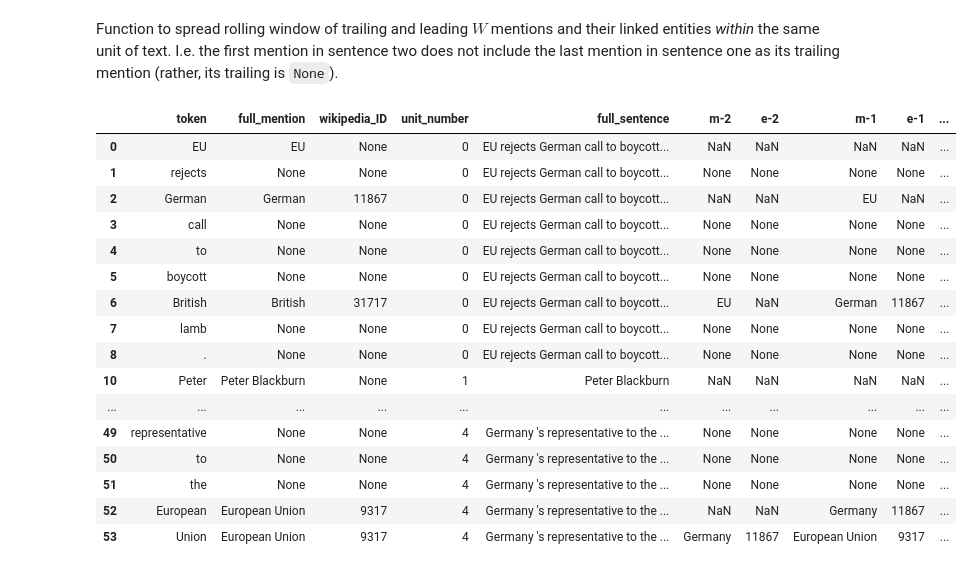
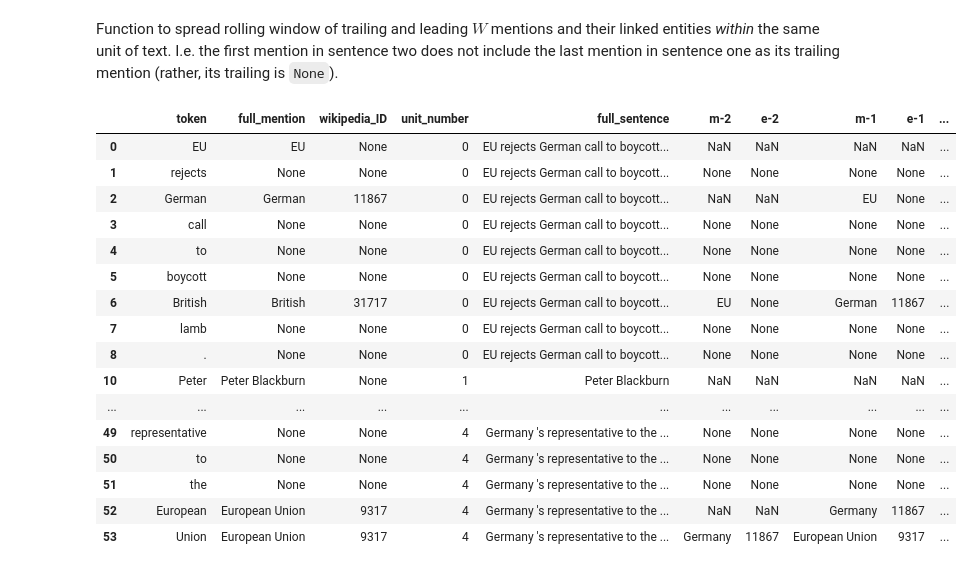
Before and after one commit to TheDigitalFrontier/entity-disambiguation, a Jupyter notebook: notebooks/dev/ingest_congruence.ipynb, the cells around one changed output. Saved outputs shown, nothing was run; the diff lists cells and outputs as text; code cells hidden in the pictures.

```diff
--- a/notebooks/dev/ingest_congruence.ipynb
+++ b/notebooks/dev/ingest_congruence.ipynb
@@ -83,37 +83,43 @@ acy_df.head(3)
 # %% [markdown]
 Function to spread rolling window of trailing and leading $W$ mentions and their linked entities *within* the same unit of text. I.e. the first mention in sentence two does not include the last mention in sentence one as its trailing mention (rather, its trailing is `None`).
 # %%
-def spread_unit_neighbours(df, window_size = 1):
+def spread_unit_neighbours(raw_df, window_size=1):
+
+    df = raw_df.copy()
+
     for w in range(window_size, 0, -1):
         df['m-'+str(w)] = None
-        df.loc[df.full_mention.notnull(), 'm-'+str(w)] = df['full_mention'].dropna().groupby(df['unit_number']).shift(+w)
+        df.loc[df.full_mention.notnull(), 'm-'+str(w)] = df.loc[df.full_mention.notnull(), 'full_mention'].groupby(df['unit_number']).shift(+w)
         df['e-'+str(w)] = None
-        df.loc[df.full_mention.notnull(), 'e-'+str(w)] = df['wikipedia_ID'].dropna().groupby(df['unit_number']).shift(+w)
+        df.loc[df.full_mention.notnull(), 'e-'+str(w)] = df.loc[df.full_mention.notnull(), 'wikipedia_ID'].groupby(df['unit_number']).shift(+w)
     for w in range(1, window_size+1):
         df['m+'+str(w)] = None
-        df.loc[df.full_mention.notnull(), 'm+'+str(w)] = df['full_mention'].dropna().groupby(df['unit_number']).shift(-w)
+        df.loc[df.full_mention.notnull(), 'm+'+str(w)] = df.loc[df.full_mention.notnull(), 'full_mention'].groupby(df['unit_number']).shift(-w)
         df['e+'+str(w)] = None
-        df.loc[df.full_mention.notnull(), 'e+'+str(w)] = df['wikipedia_ID'].dropna().groupby(df['unit_number']).shift(-w)
+        df.loc[df.full_mention.notnull(), 'e+'+str(w)] = df.loc[df.full_mention.notnull(), 'wikipedia_ID'].groupby(df['unit_number']).shift(-w)
+
+    drop_columns = ['mention', 'YAGO2', 'wikipedia_URL', 'freebase']
+    df.drop(drop_columns, axis=1, inplace=True)
+
     return df
 # %%
-acy_df = spread_unit_neighbours(acy_df, 2)
+acy_df_neighbours = spread_unit_neighbours(acy_df, 2)
+acy_df_neighbours.head(50)
+# %% [output]
+|  | token | full_mention | wikipedia_ID | unit_number | full_sentence | m-2 | e-2 | m-1 | e-1 | ... |
+| 0 | EU | EU | None | 0 | EU rejects German call to boycott... | NaN | NaN | NaN | NaN | ... |
+| 1 | rejects | None | None | 0 | EU rejects German call to boycott... | None | None | None | None | ... |
+| 2 | German | German | 11867 | 0 | EU rejects German call to boycott... | NaN | NaN | EU | None | ... |
+| 3 | call | None | None | 0 | EU rejects German call to boycott... | None | None | None | None | ... |
+| 4 | to | None | None | 0 | EU rejects German call to boycott... | None | None | None | None | ... |
+| 5 | boycott | None | None | 0 | EU rejects German call to boycott... | None | None | None | None | ... |
+| 6 | British | British | 31717 | 0 | EU rejects German call to boycott... | EU | None | German | 11867 | ... |
+| 7 | lamb | None | None | 0 | EU rejects German call to boycott... | None | None | None | None | ... |
+| 8 | . | None | None | 0 | EU rejects German call to boycott... | None | None | None | None | ... |
+| 10 | Peter | Peter Blackburn | None | 1 | Peter Blackburn | NaN | NaN | NaN | NaN | ... |
+| ... | ... | ... | ... | ... | ... | ... | ... | ... | ... | ... |
+| 49 | representative | None | None | 4 | Germany 's representative to the ... | None | None | None | None | ... |
+| 50 | to | None | None | 4 | Germany 's representative to the ... | None | None | None | None | ... |
+| 51 | the | None | None | 4 | Germany 's representative to the ... | None | None | None | None | ... |
+| 52 | European | European Union | 9317 | 4 | Germany 's representative to the ... | NaN | NaN | Germany | 11867 | ... |
+| 53 | Union | European Union | 9317 | 4 | Germany 's representative to the ... | Germany | 11867 | European Union | 9317 | ... |
-# %%
-acy_df.iloc[0:50, [0, 2, 5]+[*range(7, len(acy_df.columns))]]
-# %% [output]
-|  | token | full_mention | wikipedia_ID | unit_number | full_sentence | m-2 | e-2 | m-1 | e-1 | ... |
-| 0 | EU | EU | None | 0 | EU rejects German call to boycott... | NaN | NaN | NaN | NaN | ... |
-| 1 | rejects | None | None | 0 | EU rejects German call to boycott... | None | None | None | None | ... |
-| 2 | German | German | 11867 | 0 | EU rejects German call to boycott... | NaN | NaN | EU | NaN | ... |
-| 3 | call | None | None | 0 | EU rejects German call to boycott... | None | None | None | None | ... |
-| 4 | to | None | None | 0 | EU rejects German call to boycott... | None | None | None | None | ... |
-| 5 | boycott | None | None | 0 | EU rejects German call to boycott... | None | None | None | None | ... |
-| 6 | British | British | 31717 | 0 | EU rejects German call to boycott... | EU | NaN | German | 11867 | ... |
-| 7 | lamb | None | None | 0 | EU rejects German call to boycott... | None | None | None | None | ... |
-| 8 | . | None | None | 0 | EU rejects German call to boycott... | None | None | None | None | ... |
-| 10 | Peter | Peter Blackburn | None | 1 | Peter Blackburn | NaN | NaN | NaN | NaN | ... |
-| ... | ... | ... | ... | ... | ... | ... | ... | ... | ... | ... |
-| 49 | representative | None | None | 4 | Germany 's representative to the ... | None | None | None | None | ... |
-| 50 | to | None | None | 4 | Germany 's representative to the ... | None | None | None | None | ... |
-| 51 | the | None | None | 4 | Germany 's representative to the ... | None | None | None | None | ... |
-| 52 | European | European Union | 9317 | 4 | Germany 's representative to the ... | NaN | NaN | Germany | 11867 | ... |
-| 53 | Union | European Union | 9317 | 4 | Germany 's representative to the ... | Germany | 11867 | European Union | 9317 | ... |
```
Also changed, not shown: parts of 1 cell of this notebook.
